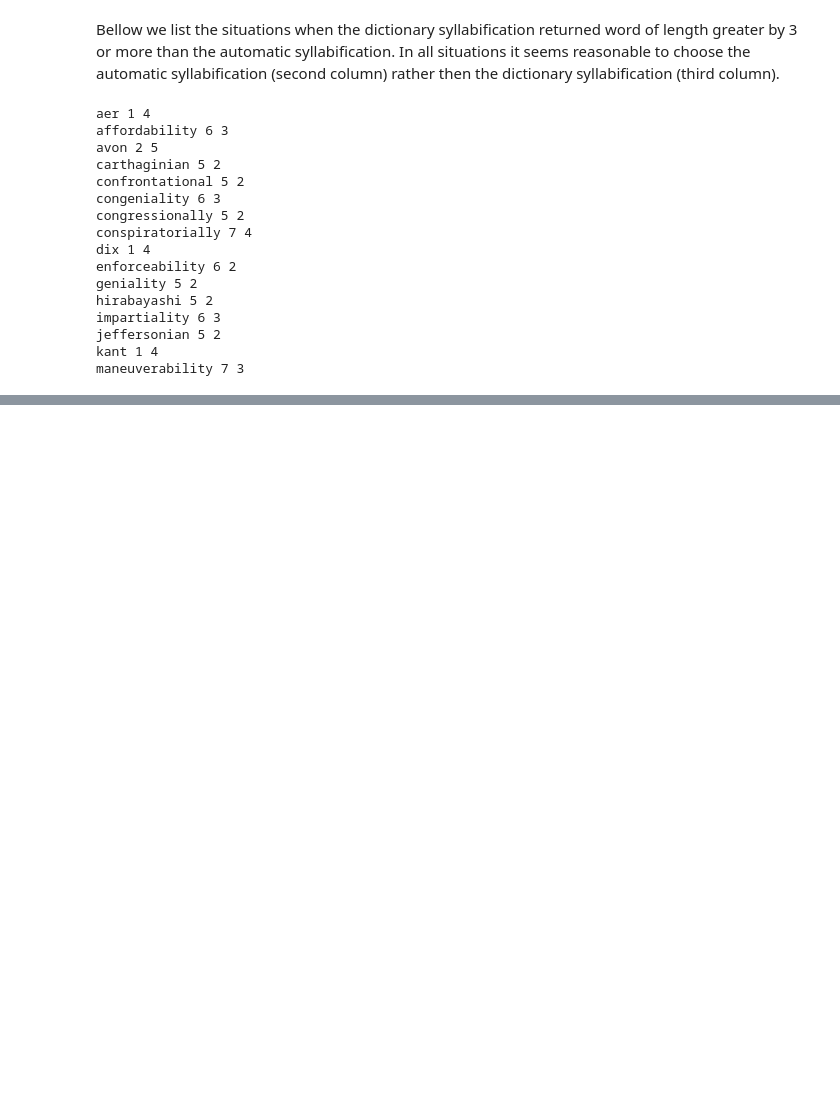
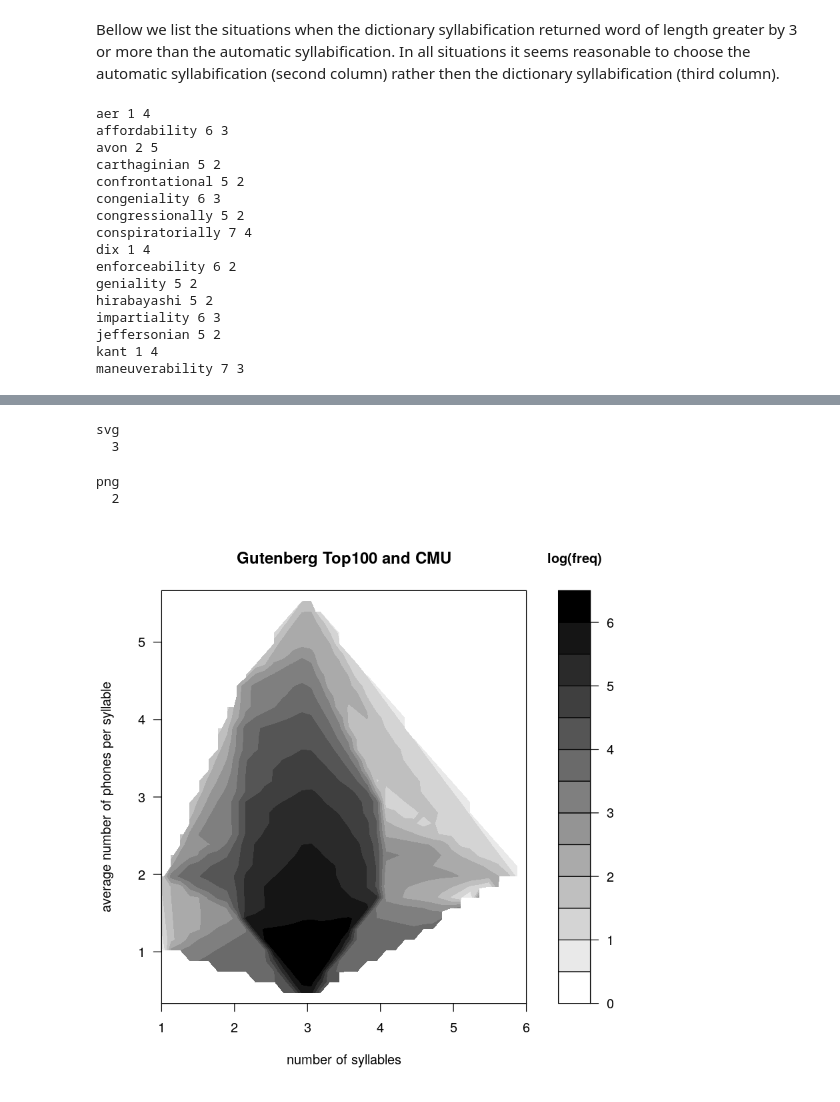
Before and after one commit to leolca/clscripts, a Jupyter notebook: menzerath_cmu_gutenberg.ipynb, the cells around one changed output, grey strips where cells are left out. Drawn from its saved outputs; the diff is of its cells as text; code cells hidden in the pictures; blank space fills up the shorter version.

```diff
--- a/menzerath_cmu_gutenberg.ipynb
+++ b/menzerath_cmu_gutenberg.ipynb
@@ -231,0 +346,21 @@ maneuverability 7 3
+# %%
+df <- read.table("/tmp/freq_numsyl_avgphlen_cmugutenberg",header=TRUE)
+library(akima)
+fld <- with(df, interp(x = num_syllables, y = avg_phone_length, z = freq_occ))
+filled.contour(x = fld$x,
+               y = fld$y,
+               z = log10(fld$z),
+               color.palette =
+                 colorRampPalette(c("white", "black")),
+               xlab = "number of syllables",
+               ylab = "average number of phones per syllable",
+               main = "Gutenberg Top100 and CMU",
+               key.title = title(main = "log(freq)", cex.main = 1))
+dev.copy(svg,"/tmp/freq_numsyl_avgphlen_cmugutenberg.svg")
+dev.off()
+# %% [output]
+svg
+  3
+png
+  2
+[figure, added]
```
Also changed, not shown: parts of 8 cells of this notebook.
